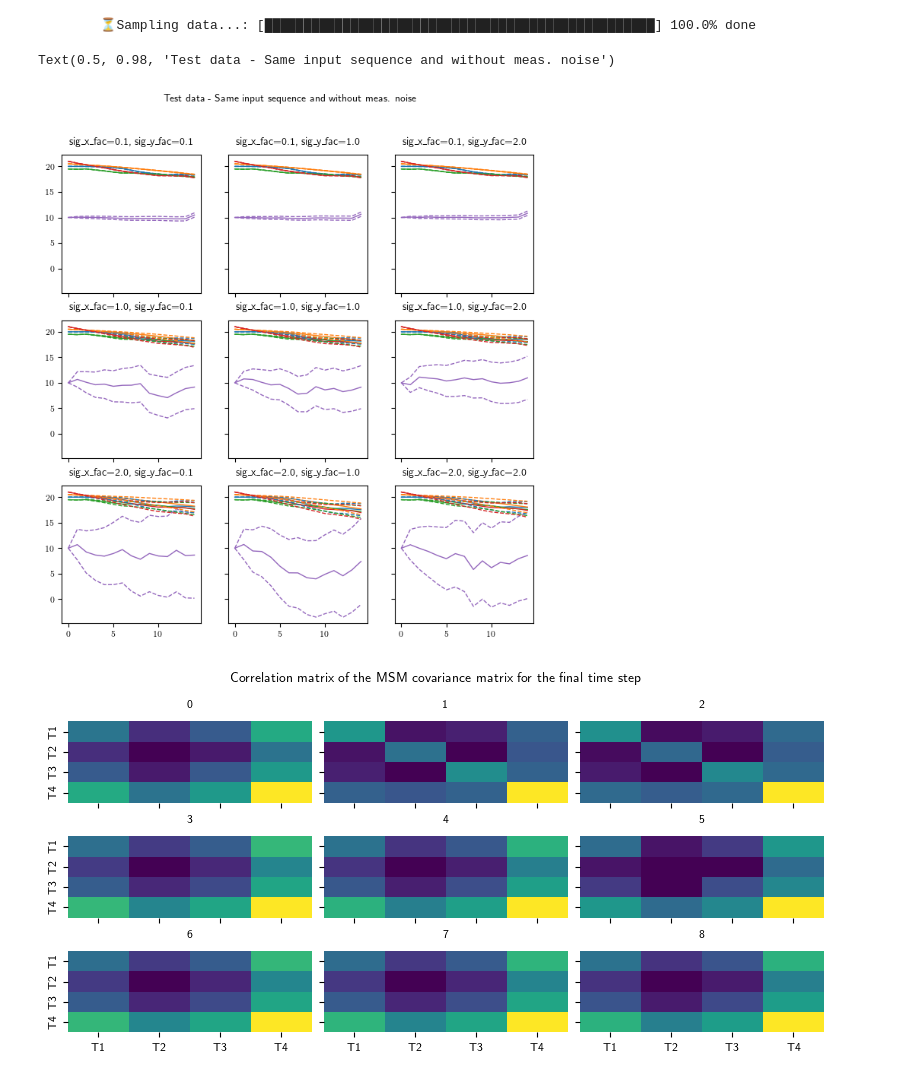
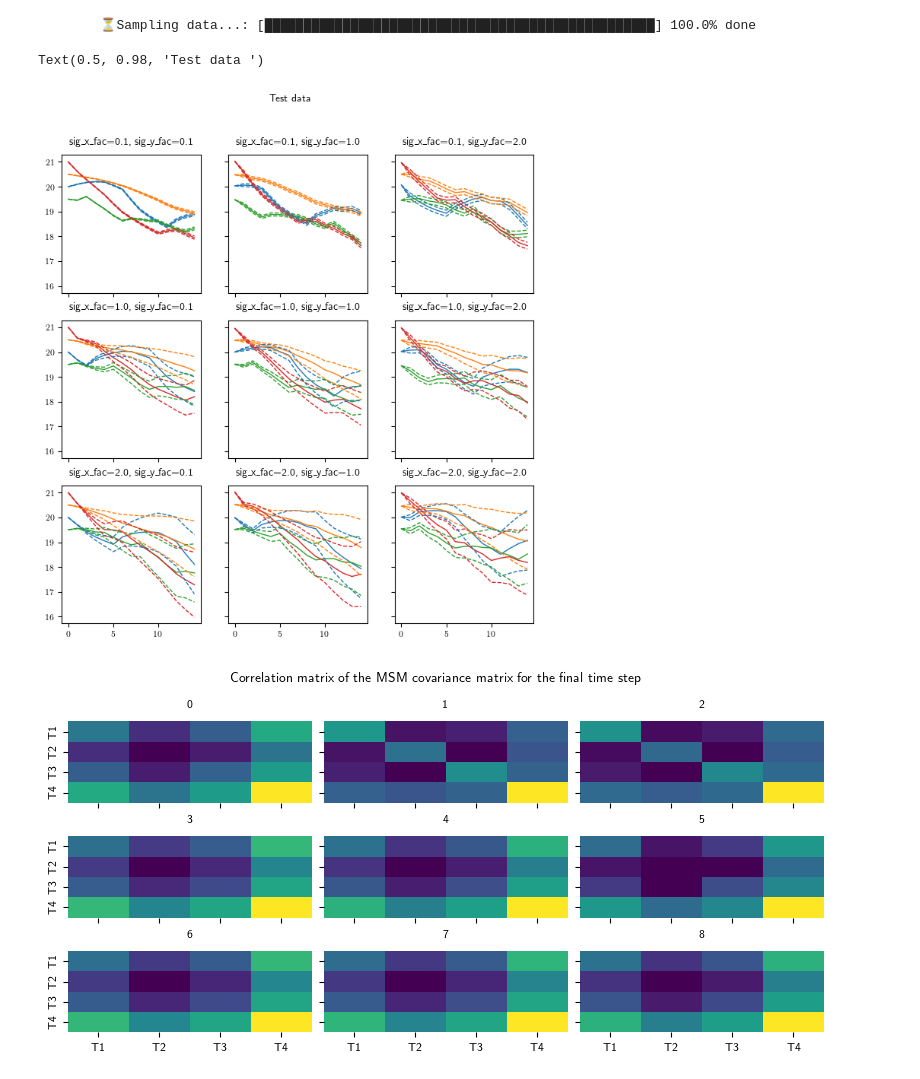
Before and after one commit to 4flixt/2023_Stochastic_MSM, a Jupyter notebook: results/sid_meta_building.ipynb, the cells around one changed output. Saved outputs shown, nothing was run; the diff lists cells and outputs as text; code cells hidden in the pictures.

Commit message:
SID -> Comparison with distribution including measurement noise
This required some important changes!

```diff
--- a/results/sid_meta_building.ipynb
+++ b/results/sid_meta_building.ipynb
@@ -109,23 +118,22 @@ for sig_x_fac_i, sig_y_fac_i in investigations:
         ⏳Sampling data...: [██████████████████████████████████████████████████] 100.0% done
 # %%
 fig, ax = plt.subplots(3, 3, figsize=(8, 8), sharex=True, sharey=True)
-std = np.sqrt(np.diagonal(test_data[0].sim_results[0].P, axis1=1, axis2=2))
 
 for i, test_data_i in enumerate(test_data):
     k,j = np.unravel_index(i, (3,3))
-    std = np.sqrt(np.diagonal(test_data_i.sim_results[0].P, axis1=1, axis2=2))
+    std = np.sqrt(np.diagonal(test_data_i.sim_results[0].P_y, axis1=1, axis2=2))
 
-    ax[k,j].plot(test_data_i.sim_results[0].x)
+    ax[k,j].plot(test_data_i.sim_results[0].y)
     ax[k,j].set_prop_cycle(None)
-    ax[k,j].plot(test_data_i.sim_results[0].x+3*std, linestyle='--')
+    ax[k,j].plot(test_data_i.sim_results[0].y+3*std, linestyle='--')
     ax[k,j].set_prop_cycle(None)
-    ax[k,j].plot(test_data_i.sim_results[0].x-3*std, linestyle='--')
+    ax[k,j].plot(test_data_i.sim_results[0].y-3*std, linestyle='--')
     ax[k,j].set_title(f'sig_x_fac={investigations[i][0]}, sig_y_fac={investigations[i][1]}', fontsize=10)
 
-fig.suptitle('Test data - Same input sequence and without meas. noise')
+fig.suptitle('Test data ')
 # %% [output]
-Text(0.5, 0.98, 'Test data - Same input sequence and without meas. noise')
+Text(0.5, 0.98, 'Test data ')
-[figure, old version]
+[figure, new version]
 # %%
 %%capture
 
```
Also changed, not shown: parts of 7 cells of this notebook, 2 other files.
